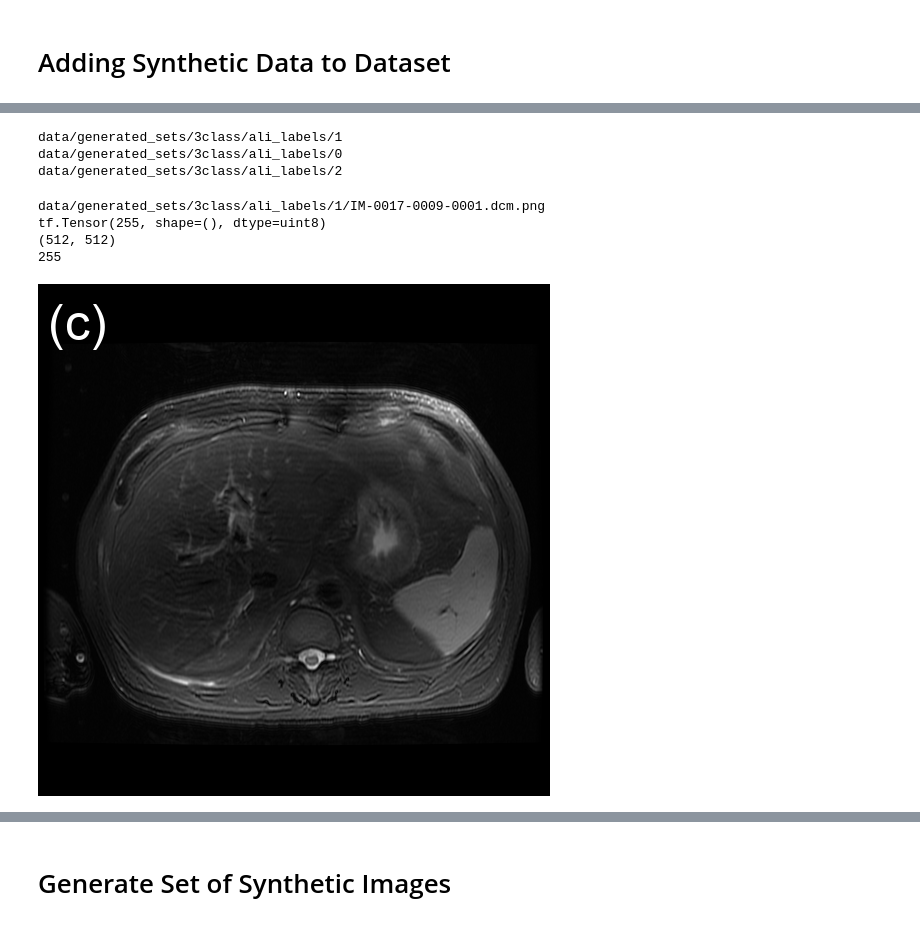
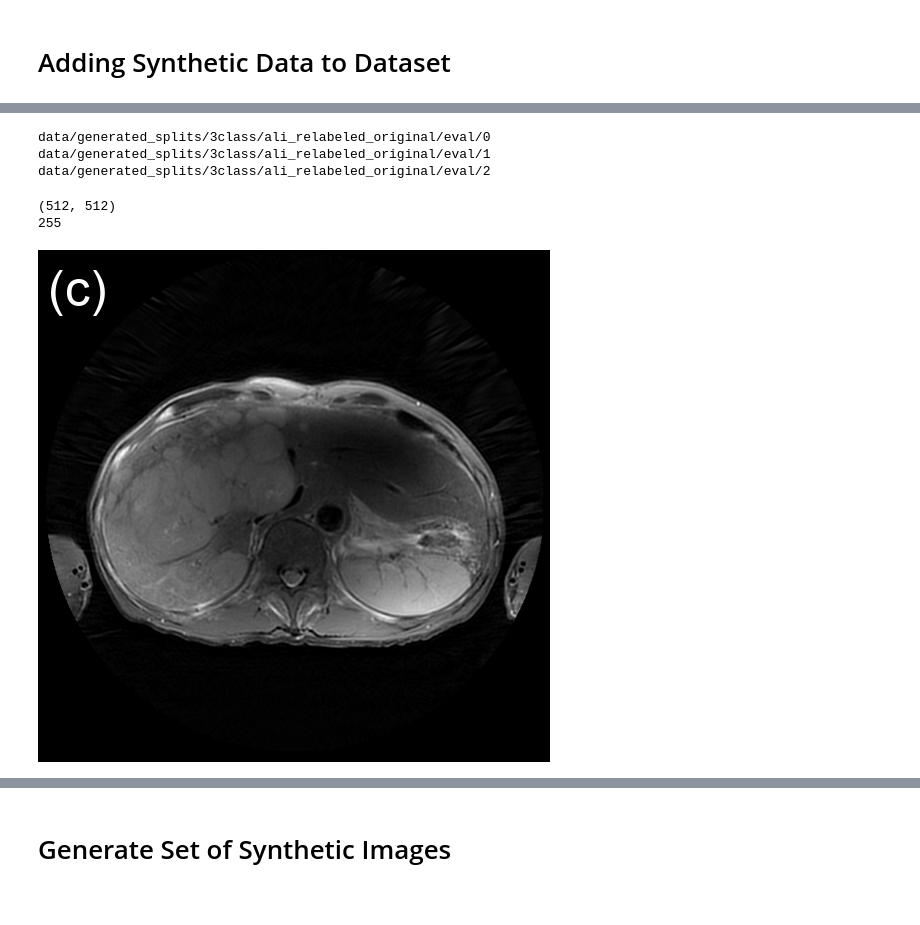
Before and after one commit to 18jeffreyma/motion-artifact, a Jupyter notebook: data_simulating_synthetic_motion.ipynb, the cells around one changed output, grey strips where cells are left out. Drawn from its saved outputs; the diff is of its cells as text; code cells hidden in the pictures.

```diff
--- a/data_simulating_synthetic_motion.ipynb
+++ b/data_simulating_synthetic_motion.ipynb
@@ -27,5 +27,5 @@ tf.enable_eager_execution()
 # %%
-data_root = "./data/generated_sets/3class/ali_labels/"
+data_root = "./data/generated_splits/3class/ali_relabeled_original/eval/"
 
 # load an array of image paths where
 def load_image_paths(path):
@@ -47,45 +47,46 @@ def load_image_paths(path):
 
 paths = load_image_paths(data_root)
 # %% [output]
-data/generated_sets/3class/ali_labels/1
-data/generated_sets/3class/ali_labels/0
-data/generated_sets/3class/ali_labels/2
+data/generated_splits/3class/ali_relabeled_original/eval/0
+data/generated_splits/3class/ali_relabeled_original/eval/1
+data/generated_splits/3class/ali_relabeled_original/eval/2
 # %%
-# 2 9 best result
+# 2 18 best result
 
-image_path = paths[0][1]
 
-print(image_path)
+
+
+image_path = paths[2][18]
+
+# print(image_path)
 
 
 image_contents = tf.read_file(image_path)
 
 im_tensor = tf.image.decode_png(image_contents, channels=1)
 
 im_max = tf.reduce_max(im_tensor)
 
-print(im_max)
+# print(im_max)
 
 
 im = imageio.imread(image_path)
 print(im.shape)
 
 
 print(np.max(im))
 
 display1 = Image.fromarray(im)
 
 display1_draw = ImageDraw.Draw(display1)
 
 display1_draw.text((10,10), "(c)", fill="white", font=ImageFont.truetype("./fonts/arial.ttf", 50))
 
 display(display1)
 # %% [output]
-data/generated_sets/3class/ali_labels/1/IM-0017-0009-0001.dcm.png
-tf.Tensor(255, shape=(), dtype=uint8)
 (512, 512)
 255
-[figure, old version]
+[figure, new version]
 # %%
 def ifftnc(x, axes):
     tmp = np.fft.fftshift(x, axes=axes)
```
Also changed, not shown: parts of 4 cells of this notebook, 1 other file.
